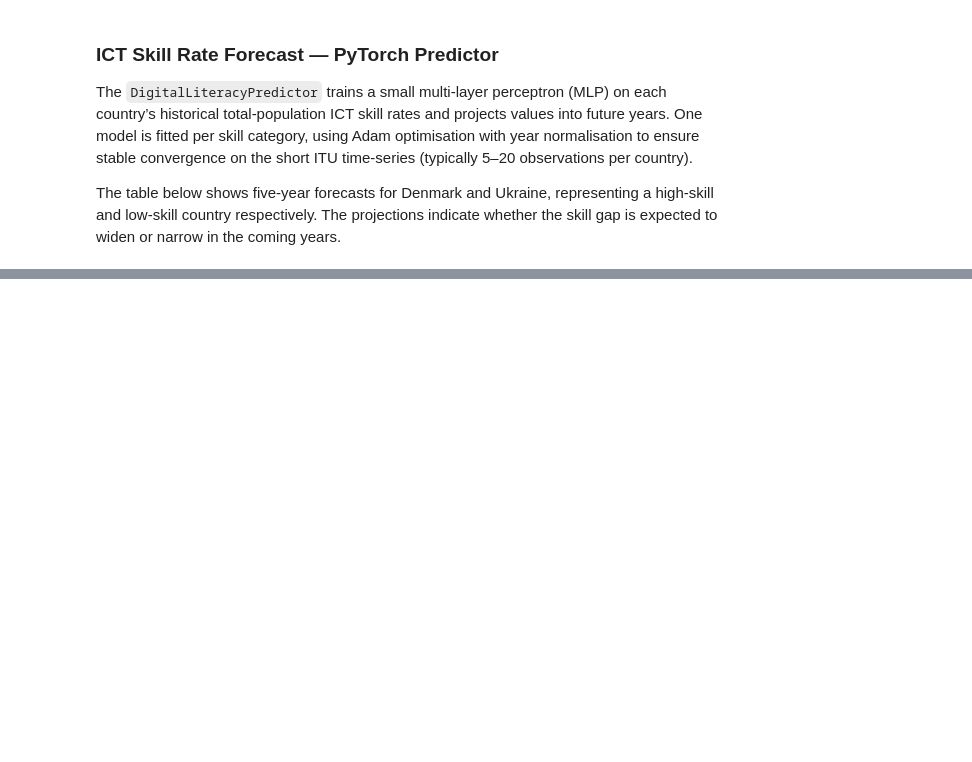
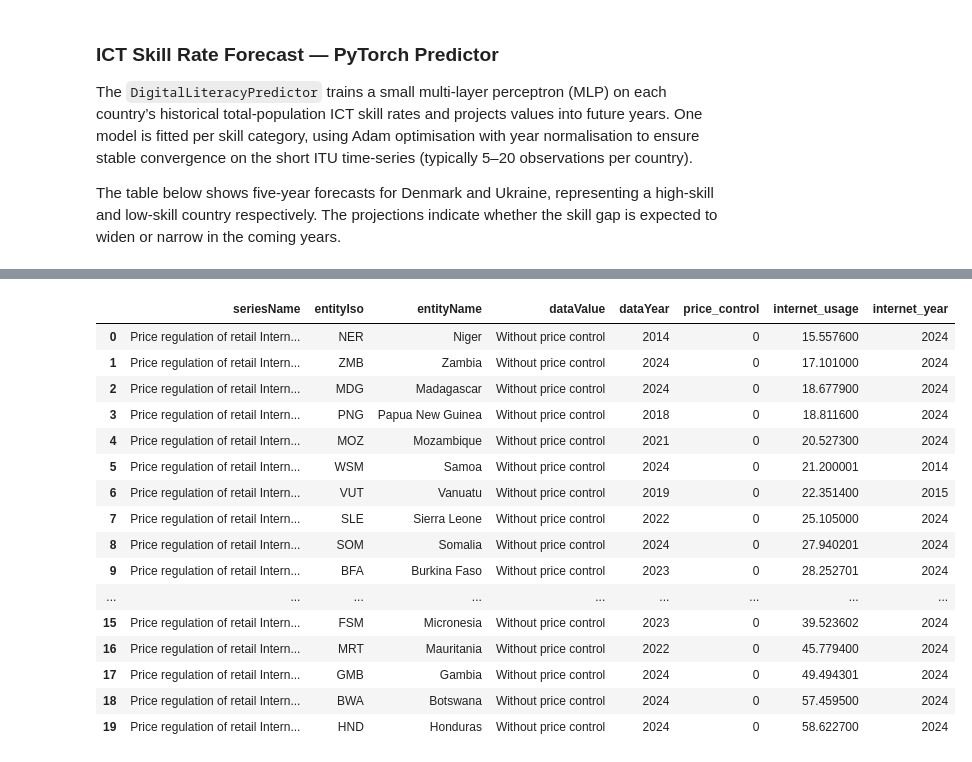
Before and after one commit to james-p-scott/AAI-551-Final-Project, a Jupyter notebook: AAI-551_Final-Project.ipynb, the cells around one changed output, grey strips where cells are left out. Drawn from its saved outputs; the diff is of its cells as text; code cells hidden in the pictures; blank space fills up the shorter version.

```diff
--- a/AAI-551_Final-Project.ipynb
+++ b/AAI-551_Final-Project.ipynb
@@ -114,0 +183,20 @@ plt.show()
+# %%
+price_results["low_access_without_control"].head(20)
+# %% [output]
+|  | seriesName | entityIso | entityName | dataValue | dataYear | price_control | internet_usage | internet_year |
+| 0 | Price regulation of retail Intern... | NER | Niger | Without price control | 2014 | 0 | 15.557600 | 2024 |
+| 1 | Price regulation of retail Intern... | ZMB | Zambia | Without price control | 2024 | 0 | 17.101000 | 2024 |
+| 2 | Price regulation of retail Intern... | MDG | Madagascar | Without price control | 2024 | 0 | 18.677900 | 2024 |
+| 3 | Price regulation of retail Intern... | PNG | Papua New Guinea | Without price control | 2018 | 0 | 18.811600 | 2024 |
+| 4 | Price regulation of retail Intern... | MOZ | Mozambique | Without price control | 2021 | 0 | 20.527300 | 2024 |
+| 5 | Price regulation of retail Intern... | WSM | Samoa | Without price control | 2024 | 0 | 21.200001 | 2014 |
+| 6 | Price regulation of retail Intern... | VUT | Vanuatu | Without price control | 2019 | 0 | 22.351400 | 2015 |
+| 7 | Price regulation of retail Intern... | SLE | Sierra Leone | Without price control | 2022 | 0 | 25.105000 | 2024 |
+| 8 | Price regulation of retail Intern... | SOM | Somalia | Without price control | 2024 | 0 | 27.940201 | 2024 |
+| 9 | Price regulation of retail Intern... | BFA | Burkina Faso | Without price control | 2023 | 0 | 28.252701 | 2024 |
+| ... | ... | ... | ... | ... | ... | ... | ... | ... |
+| 15 | Price regulation of retail Intern... | FSM | Micronesia | Without price control | 2023 | 0 | 39.523602 | 2024 |
+| 16 | Price regulation of retail Intern... | MRT | Mauritania | Without price control | 2022 | 0 | 45.779400 | 2024 |
+| 17 | Price regulation of retail Intern... | GMB | Gambia | Without price control | 2024 | 0 | 49.494301 | 2024 |
+| 18 | Price regulation of retail Intern... | BWA | Botswana | Without price control | 2024 | 0 | 57.459500 | 2024 |
+| 19 | Price regulation of retail Intern... | HND | Honduras | Without price control | 2024 | 0 | 58.622700 | 2024 |
```
Also changed, not shown: parts of 11 cells of this notebook, 1 other file.
